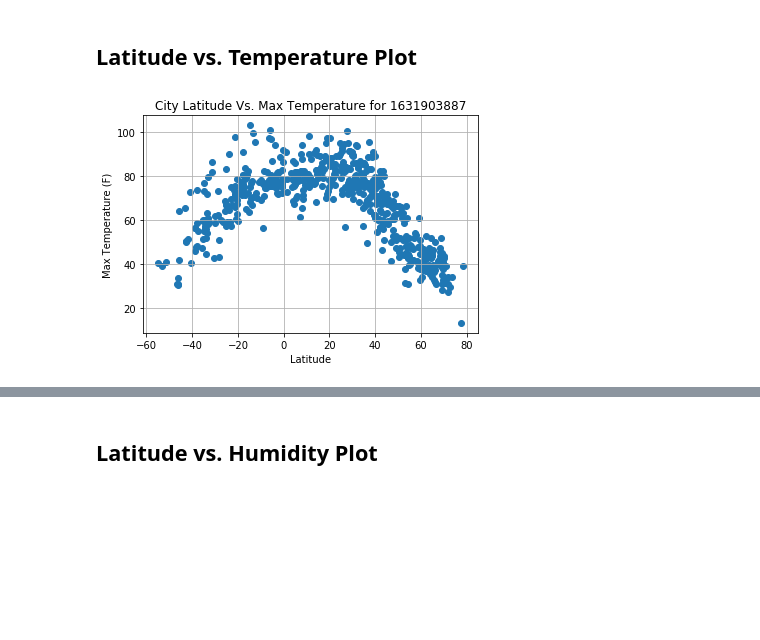
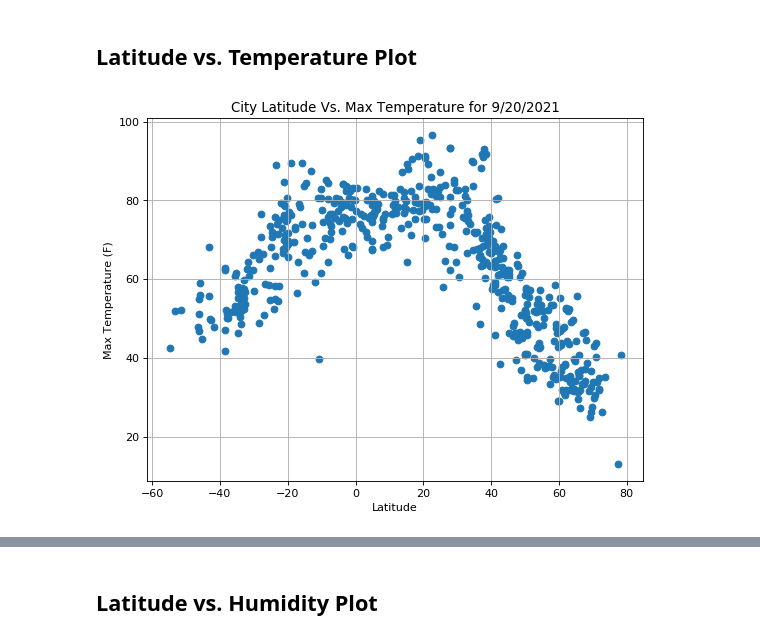
Before and after one commit to Annaolivia5/Latitude-and-Weather-Analysis, a Jupyter notebook: WeatherPy.ipynb, the cells around one changed output, grey strips where cells are left out. Saved outputs shown, nothing was run; the diff lists cells and outputs as text; code cells hidden in the pictures; blank space fills up the shorter version.

Commit message:
added observations and updated date on graphs

```diff
--- a/WeatherPy.ipynb
+++ b/WeatherPy.ipynb
@@ -190,22 +189,24 @@ len(weather_df)
 # %% [markdown]
 ## Latitude vs. Temperature Plot
 # %%
+d = time.localtime()
+date =(f"{d.tm_mon}/{d.tm_mday}/{d.tm_year}")
+
 x = weather_df['Lat']
 
 y = weather_df['Max Temp']
 
-date = weather_df['Date'][0]
 
-
+plt.figure(figsize=(8, 6), dpi=80)
 plt.scatter(x,y)
 
 # format
 plt.grid()
 plt.xlabel("Latitude")
 plt.ylabel("Max Temperature (F)")
 plt.title(f"City Latitude Vs. Max Temperature for {date}")
 
 plt.savefig('Latitude_vs_Temperature_Plot.png')
 plt.show()
 # %% [output]
-[figure, old version]
+[figure, new version]
```
Also changed, not shown: parts of 27 cells of this notebook, 14 other files.
